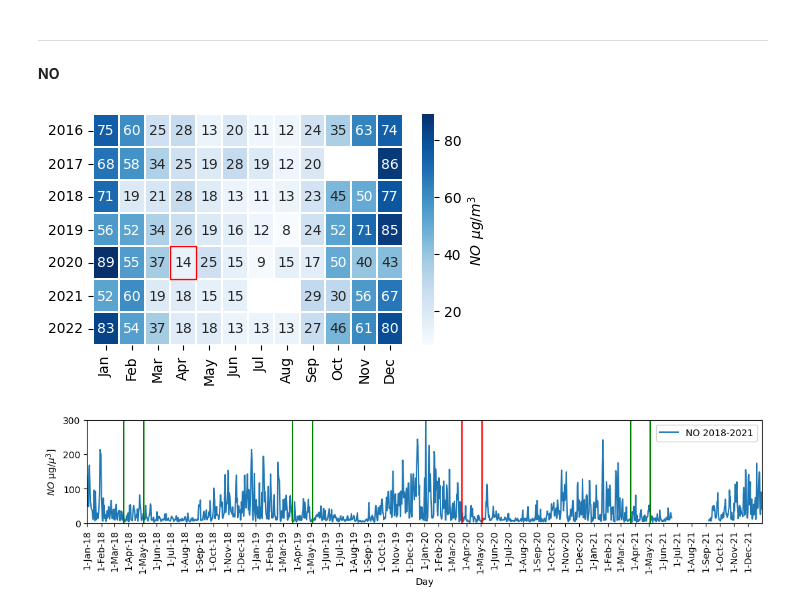
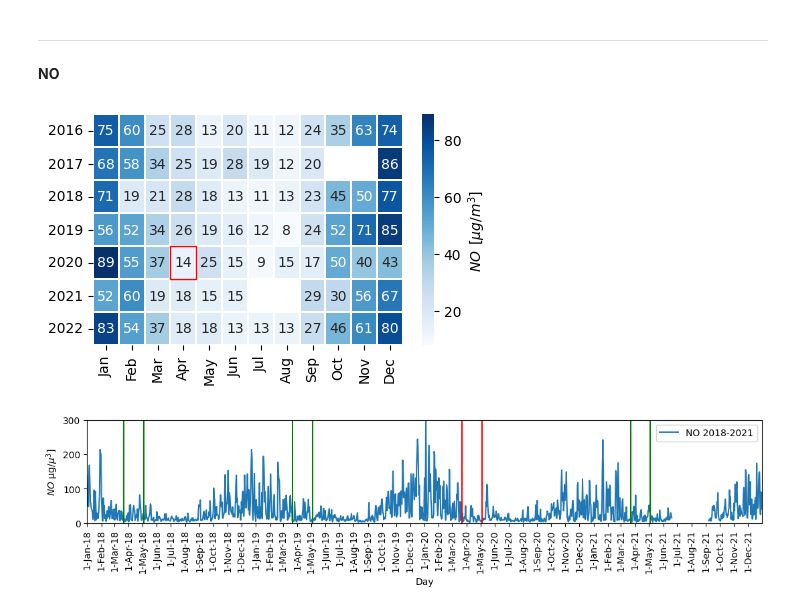
Before and after one commit to costpetrides/Air-pollution-COVID-19-impact, a Jupyter notebook: Yearly/ARI.ipynb, the cells around one changed output. Drawn from its saved outputs; the diff is of its cells as text; code cells hidden in the pictures.

```diff
--- a/Yearly/ARI.ipynb
+++ b/Yearly/ARI.ipynb
@@ -130,35 +130,35 @@ array = [[ 75, 60, 25, 28, 13, 20, 11, 12, 24, 35, 63, 74],
          [ 68, 58, 34, 25, 19, 28, 19, 12, 20, None, None, 86],
          [ 71, 19, 21, 28, 18, 13, 11, 13, 23, 45, 50, 77],    # G: years and S: months
          [ 56, 52, 34, 26, 19, 16, 12,  8, 24, 52, 71, 85],
          [ 89, 55, 37, 14, 25, 15,  9, 15, 17, 50, 40, 43],
          [ 52, 60, 19, 18, 15, 15, None, None, 29, 30,  56, 67],
          [83, 54, 37, 18, 18, 13, 13, 13, 27, 46, 61, 80]]
 
 month=['Jan', 'Feb', 'Mar', 'Apr', 'May', 'Jun', 'Jul', 'Aug', 'Sep', 'Oct', 'Nov', 'Dec']
 year=['2016','2017','2018','2019','2020','2021','2022']
 
 df_cm = pd.DataFrame(array, index = year,
                      columns = month)
 
 plt.figure(figsize = (5,3))
 
-sn.heatmap(df_cm, annot=True, linewidth=0.01, cbar_kws={'label': '$NO \:\: μg/m^{3}$'}, cmap='Blues',fmt='g')
+sn.heatmap(df_cm, annot=True, linewidth=0.01, cbar_kws={'label': '$NO \:\: [μg/m^{3}]$'}, cmap='Blues',fmt='g')
 
 # Highlighting the cell 'April 2020'
 target_year = '2020'
 target_month = 'Apr'
 
 # Find the index positions of the target year and month
 target_year_index = df_cm.index.get_loc(target_year)
 target_month_index = df_cm.columns.get_loc(target_month)
 
 # Add a red border to the target cell
 plt.gca().add_patch(patches.Rectangle((target_month_index, target_year_index), 1, 1, fill=False, edgecolor='red', lw=1))
 
 plt.savefig('heatmap.png')
 plt.savefig('heatmap.pdf')
 # %% [output]
-[figure, old version]
+[figure, new version]
 # %%
 plt.figure(figsize=(13,2))
 
```
Also changed, not shown: parts of 4 cells of this notebook.
